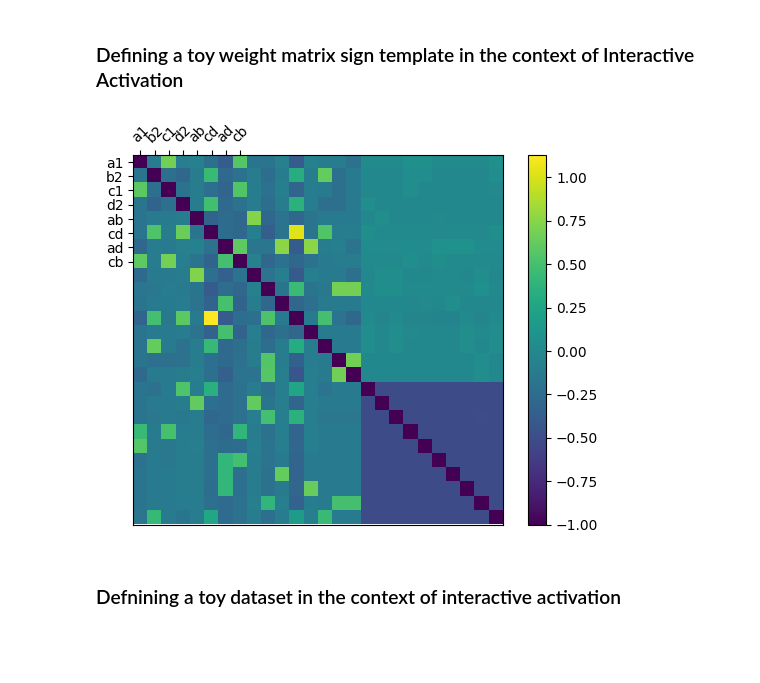
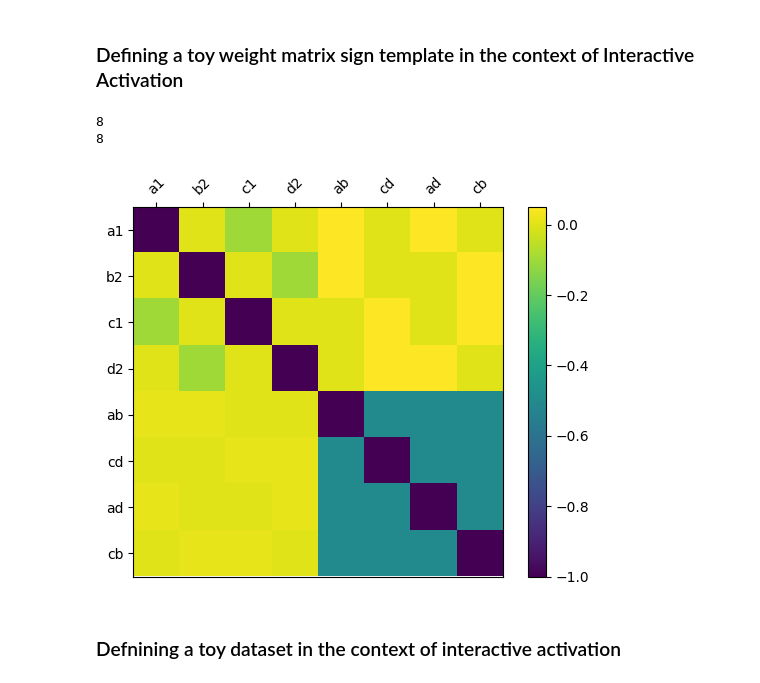
Before and after one commit to THANNAGA/Lagrangian, a Jupyter notebook: GLV_bounded_lagrangian.ipynb, the cells around one changed output. Drawn from its saved outputs; the diff is of its cells as text; code cells hidden in the pictures; blank space fills up the shorter version.

```diff
--- a/GLV_bounded_lagrangian.ipynb
+++ b/GLV_bounded_lagrangian.ipynb
@@ -208,8 +208,8 @@ def create_matrix(tokens=[], WtoL=0.01, LtoW=0.05, LtoL=-0.1, WtoW=-0.5, show=Tr
   np.fill_diagonal(adjacency_matrix, -1)
 
   if show:
-    n = len(tokens)
-    plt.imshow(A);plt.colorbar()
+    n = len(tokens); print (n)
+    plt.imshow(adjacency_matrix);plt.colorbar()
     plt.xticks(np.arange(n),tokens, rotation = 45)
     # Move xticks to the top using plt interface
     plt.tick_params(axis='x', which='both', bottom=False, top=True, labelbottom=False, labeltop=True)
@@ -217,13 +217,24 @@ def create_matrix(tokens=[], WtoL=0.01, LtoW=0.05, LtoL=-0.1, WtoW=-0.5, show=Tr
     plt.show()
 
   return adjacency_matrix
+
+def adjust_eigen(A):
+  # adjust diagonal for negative real parts of all eigenvalues
+  eigenvalues = np.linalg.eigvals(A)
+  max_real_part = np.max(eigenvalues.real)
+  print('max_real_part', max_real_part)
+  if max_real_part > 0:
+    A = A - 1.001*max_real_part * np.eye(A.shape[0])
+  return A
 # %%
 tokens = ['a1', 'b2', 'c1', 'd2', 'ab', 'cd', 'ad', 'cb']
 #tokens = ['a1', 'b2', 'ab']
-n = len(tokens)
+n = len(tokens); print (n)
 A = create_matrix(tokens = tokens)
 # %% [output]
+8
+8
-[figure, old version]
+[figure, new version]
 # %% [markdown]
 ### Defnining a toy dataset in the context of interactive activation
 # %%
```
Also changed, not shown: parts of 13 cells of this notebook.
